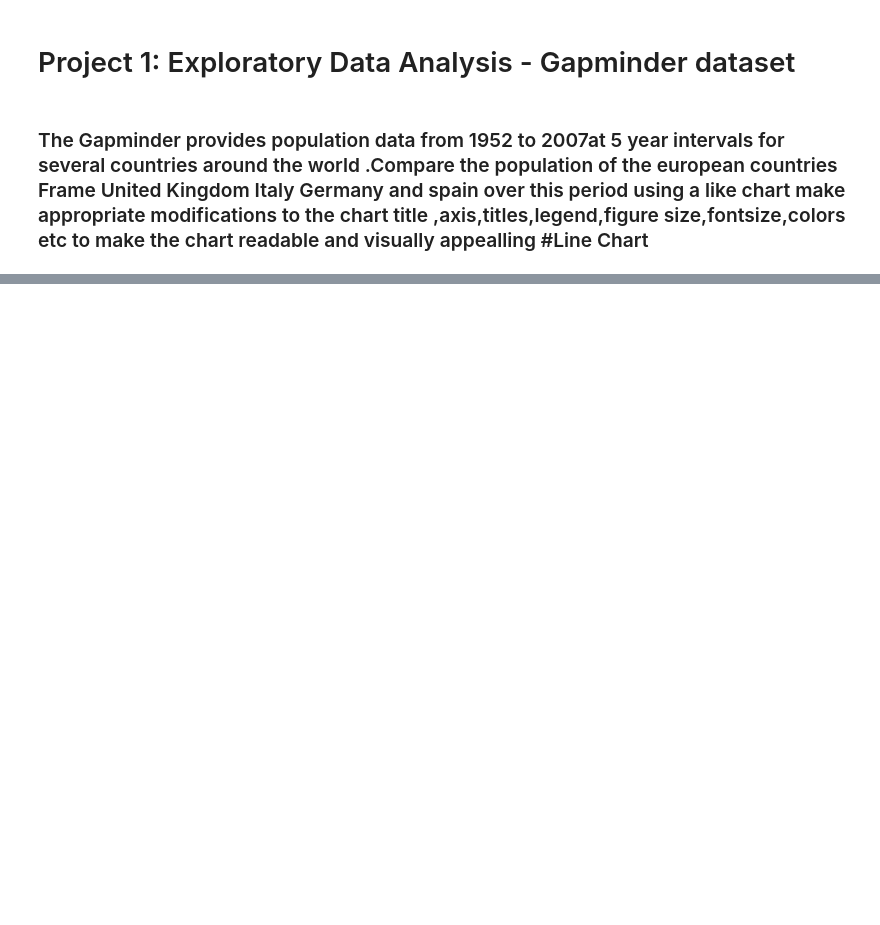
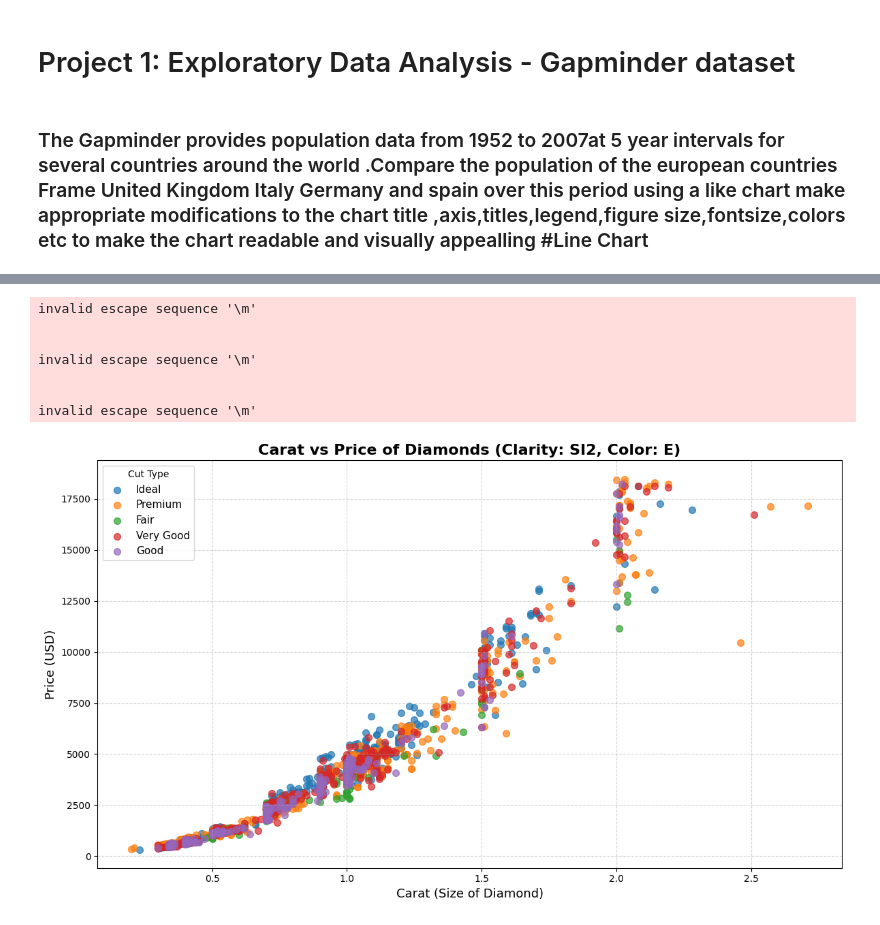
Before and after one commit to prince31204/MachineLearning2026_PrinceParmar, a Jupyter notebook: Labs/lab1.ipynb, the cells around one changed output, grey strips where cells are left out. Cells and saved outputs as stored; diff of their text form; code cells hidden in the pictures; blank space fills up the shorter version.

```diff
--- a/Labs/lab1.ipynb
+++ b/Labs/lab1.ipynb
@@ -44,0 +49,48 @@ plt.show()
+# %%
+import pandas as pd
+import matplotlib.pyplot as plt
+
+
+df = pd.read_csv("D:\machinelearning\MachineLearning2026_PrinceParmar\Datasets\diamonds.csv")
+
+
+filtered_df = df[(df["clarity"] == "SI2") & (df["color"] == "E")]
+
+
+cuts = filtered_df["cut"].unique()
+
+
+plt.figure(figsize=(12, 7))
+
+for cut in cuts:
+    cut_data = filtered_df[filtered_df["cut"] == cut]
+    plt.scatter(
+        cut_data["carat"],
+        cut_data["price"],
+        alpha=0.7,
+        s=50,
+        label=cut
+    )
+
+
+plt.title(
+    "Carat vs Price of Diamonds (Clarity: SI2, Color: E)",
+    fontsize=16,
+    fontweight="bold"
+)
+plt.xlabel("Carat (Size of Diamond)", fontsize=13)
+plt.ylabel("Price (USD)", fontsize=13)
+plt.legend(title="Cut Type", fontsize=11)
+plt.grid(True, linestyle="--", alpha=0.5)
+
+plt.tight_layout()
+plt.show()
+# %% [output]
+invalid escape sequence '\m'
+
+
+invalid escape sequence '\m'
+
+
+invalid escape sequence '\m'
+[figure, added]
```
Also changed, not shown: parts of 2 cells of this notebook.
